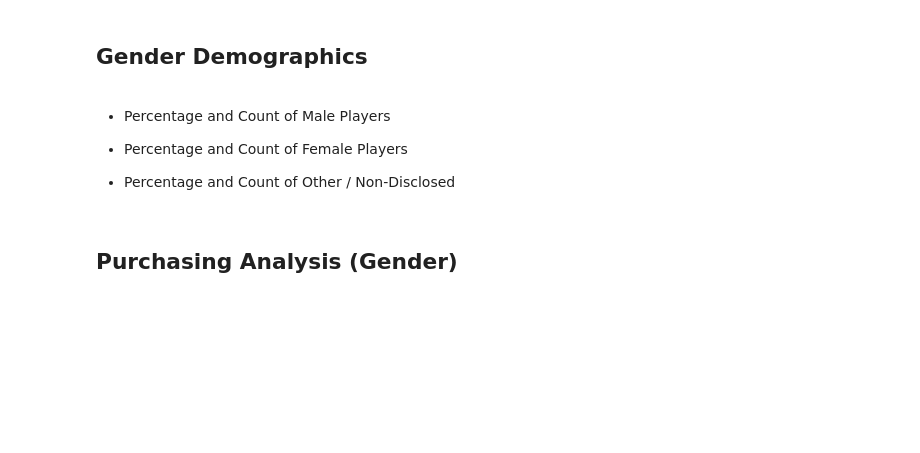
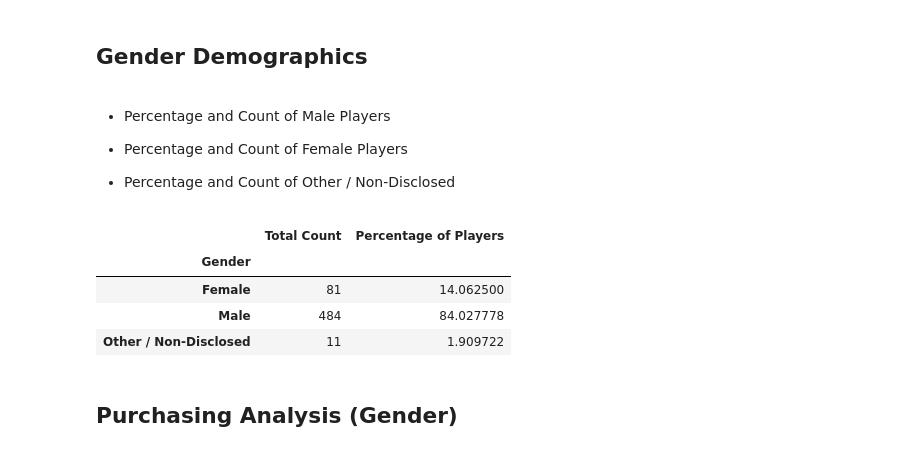
Before and after one commit to melissamonroe/Pandas-Challenge, a Jupyter notebook: HeroesOfPymoli/HeroesOfPymoli.ipynb, the cells around one changed output. Saved outputs shown, nothing was run; the diff lists cells and outputs as text; code cells hidden in the pictures; blank space fills up the shorter version.

```diff
--- a/HeroesOfPymoli/HeroesOfPymoli.ipynb
+++ b/HeroesOfPymoli/HeroesOfPymoli.ipynb
@@ -78,3 +71,19 @@ summary_gender_df.head()
+# %%
+gg = purchase_df.groupby("Gender")
+gg_count_df = gender_group["SN"].nunique()
+gg_percent_df = gender_group["SN"].nunique() / count_sn * 100
+
+# Summary DataFrame for Gender Demographics
+summary_gender_df = pd.DataFrame(
+    {"Total Count":gg_count_df,
+     "Percentage of Players": gg_percent_df})
+summary_gender_df.head()
+# %% [output]
+|  | Total Count | Percentage of Players |
+| Gender |  |  |
+| Female | 81 | 14.062500 |
+| Male | 484 | 84.027778 |
+| Other / Non-Disclosed | 11 | 1.909722 |
 # %% [markdown]
 
 ## Purchasing Analysis (Gender)
```
Also changed, not shown: parts of 13 cells of this notebook.
